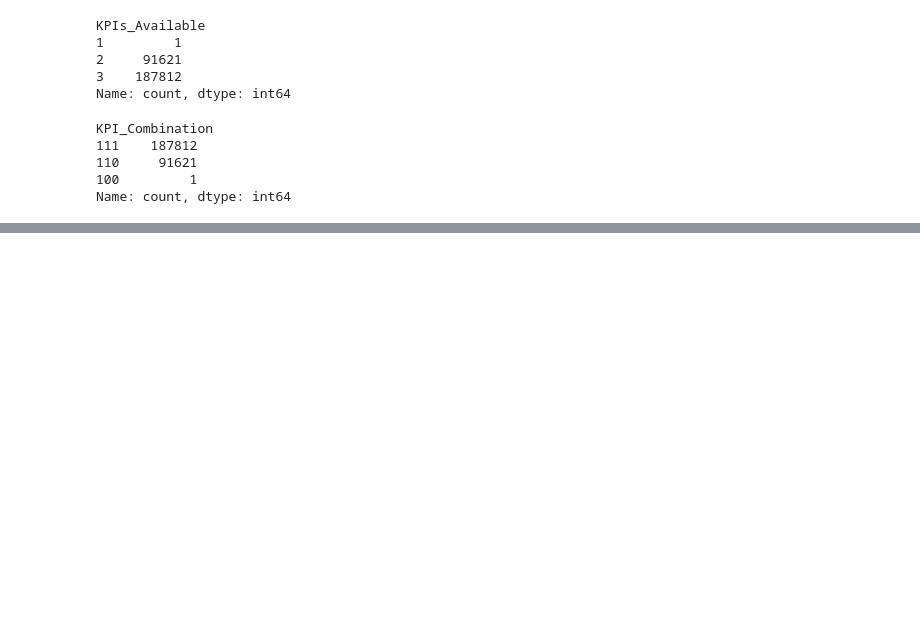
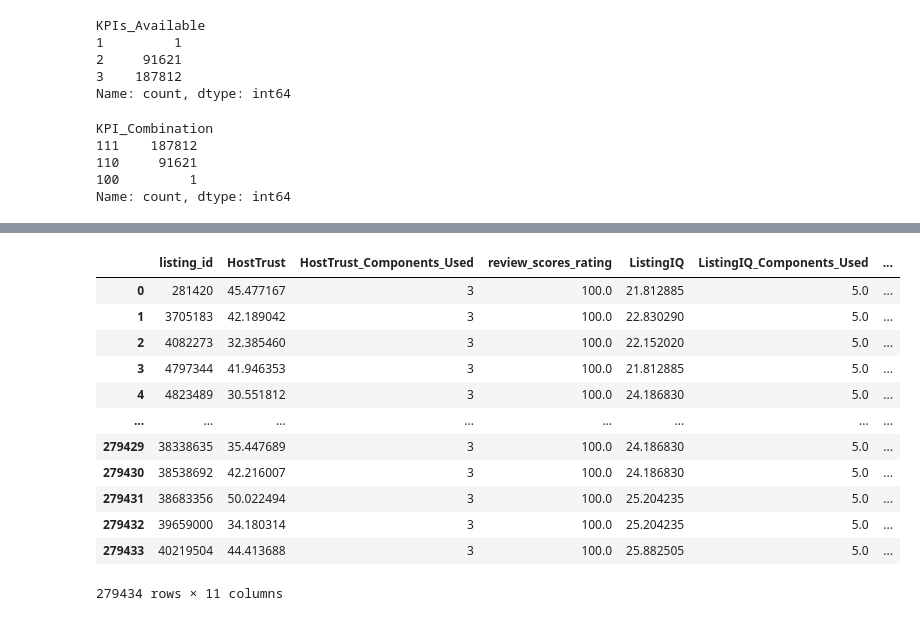
Before and after one commit to parvgupta22/StaySense, a Jupyter notebook: Notebooks/Feature engineering/Notebooks/5.StayScore.ipynb, the cells around one changed output, grey strips where cells are left out. Saved outputs shown, nothing was run; the diff lists cells and outputs as text; code cells hidden in the pictures; blank space fills up the shorter version.

```diff
--- a/Notebooks/Feature engineering/Notebooks/5.StayScore.ipynb
+++ b/Notebooks/Feature engineering/Notebooks/5.StayScore.ipynb
@@ -111,0 +188,12 @@ master[
+# %%
+master["StayScore_Group"] = pd.qcut(
+    master["StayScore"],
+    q=5,
+    labels=[
+        "Very Low",
+        "Low",
+        "Medium",
+        "High",
+        "Very High"
+    ]
+)
@@ -111,0 +216,16 @@ master[
+# %%
+master
+# %% [output]
+|  | listing_id | HostTrust | HostTrust_Components_Used | review_scores_rating | ListingIQ | ListingIQ_Components_Used | ... |
+| 0 | 281420 | 45.477167 | 3 | 100.0 | 21.812885 | 5.0 | ... |
+| 1 | 3705183 | 42.189042 | 3 | 100.0 | 22.830290 | 5.0 | ... |
+| 2 | 4082273 | 32.385460 | 3 | 100.0 | 22.152020 | 5.0 | ... |
+| 3 | 4797344 | 41.946353 | 3 | 100.0 | 21.812885 | 5.0 | ... |
+| 4 | 4823489 | 30.551812 | 3 | 100.0 | 24.186830 | 5.0 | ... |
+| ... | ... | ... | ... | ... | ... | ... | ... |
+| 279429 | 38338635 | 35.447689 | 3 | 100.0 | 24.186830 | 5.0 | ... |
+| 279430 | 38538692 | 42.216007 | 3 | 100.0 | 24.186830 | 5.0 | ... |
+| 279431 | 38683356 | 50.022494 | 3 | 100.0 | 25.204235 | 5.0 | ... |
+| 279432 | 39659000 | 34.180314 | 3 | 100.0 | 25.204235 | 5.0 | ... |
+| 279433 | 40219504 | 44.413688 | 3 | 100.0 | 25.882505 | 5.0 | ... |
+279434 rows × 11 columns
```
Also changed, not shown: parts of 13 cells of this notebook, 2 other files.
